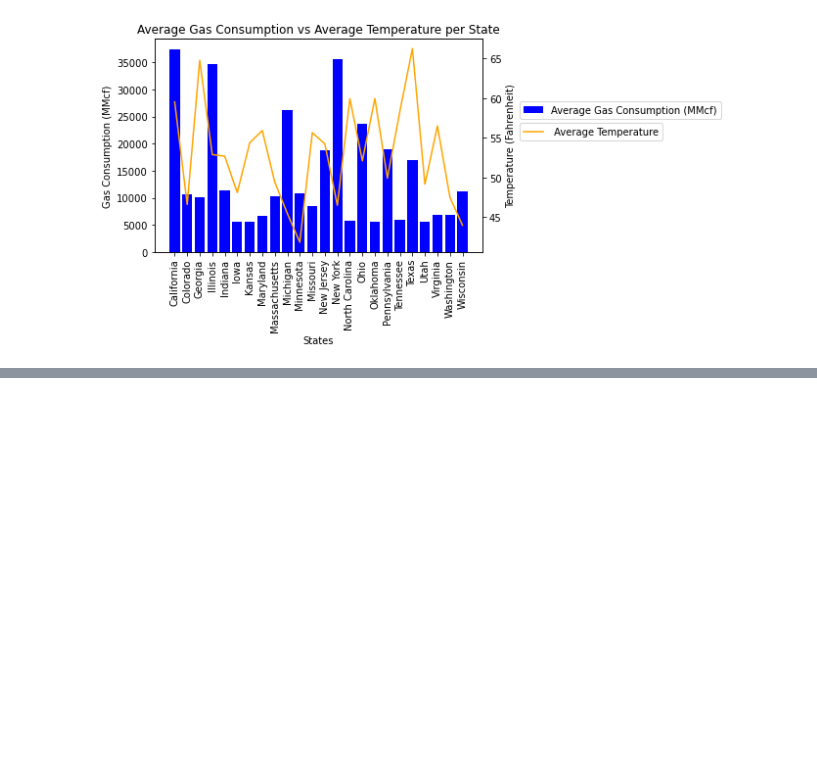
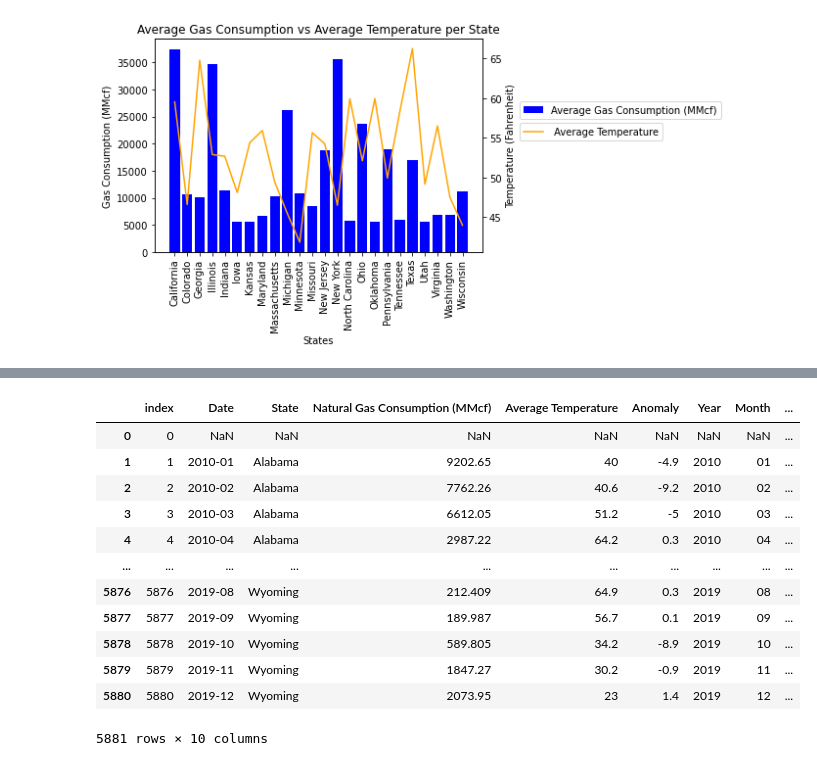
Before and after one commit to kcwf3d/databootcamp_Project_1, a Jupyter notebook: final_data_analysis.ipynb, the cells around one changed output, grey strips where cells are left out. Saved outputs shown, nothing was run; the diff lists cells and outputs as text; code cells hidden in the pictures; blank space fills up the shorter version.

```diff
--- a/final_data_analysis.ipynb
+++ b/final_data_analysis.ipynb
@@ -264,0 +477,68 @@ Text(0.5, 1.0, 'Average Gas Consumption vs Average Temperature per State')
+# %%
+# cont. JMJ needs to replace the data for the 12/2019 Average Temperature_subtract as it is finding the difference between december of one state and december of another state. This value should be zero.
+#updating all instances
+weatherfinalmerge_df.loc[120,('Temperature Difference')] = 0
+weatherfinalmerge_df.loc[240,('Temperature Difference')] = 0
+weatherfinalmerge_df.loc[360,('Temperature Difference')] = 0
+weatherfinalmerge_df.loc[480,('Temperature Difference')] = 0
+weatherfinalmerge_df.loc[600,('Temperature Difference')] = 0
+weatherfinalmerge_df.loc[720,('Temperature Difference')] = 0
+weatherfinalmerge_df.loc[840,('Temperature Difference')] = 0
+weatherfinalmerge_df.loc[960,('Temperature Difference')] = 0
+weatherfinalmerge_df.loc[1080,('Temperature Difference')] = 0
+weatherfinalmerge_df.loc[1200,('Temperature Difference')] = 0
+weatherfinalmerge_df.loc[1320,('Temperature Difference')] = 0
+weatherfinalmerge_df.loc[1440,('Temperature Difference')] = 0
+weatherfinalmerge_df.loc[1560,('Temperature Difference')] = 0
+weatherfinalmerge_df.loc[1680,('Temperature Difference')] = 0
+weatherfinalmerge_df.loc[1800,('Temperature Difference')] = 0
+weatherfinalmerge_df.loc[1920,('Temperature Difference')] = 0
+weatherfinalmerge_df.loc[2040,('Temperature Difference')] = 0
+weatherfinalmerge_df.loc[2160,('Temperature Difference')] = 0
+weatherfinalmerge_df.loc[2280,('Temperature Difference')] = 0
+weatherfinalmerge_df.loc[2400,('Temperature Difference')] = 0
+weatherfinalmerge_df.loc[2520,('Temperature Difference')] = 0
+weatherfinalmerge_df.loc[2640,('Temperature Difference')] = 0
+weatherfinalmerge_df.loc[2760,('Temperature Difference')] = 0
+weatherfinalmerge_df.loc[2880,('Temperature Difference')] = 0
+weatherfinalmerge_df.loc[3000,('Temperature Difference')] = 0
+weatherfinalmerge_df.loc[3120,('Temperature Difference')] = 0
+weatherfinalmerge_df.loc[3240,('Temperature Difference')] = 0
+weatherfinalmerge_df.loc[3360,('Temperature Difference')] = 0
+weatherfinalmerge_df.loc[3480,('Temperature Difference')] = 0
+weatherfinalmerge_df.loc[3600,('Temperature Difference')] = 0
+weatherfinalmerge_df.loc[3720,('Temperature Difference')] = 0
+weatherfinalmerge_df.loc[3840,('Temperature Difference')] = 0
+weatherfinalmerge_df.loc[3960,('Temperature Difference')] = 0
+weatherfinalmerge_df.loc[4080,('Temperature Difference')] = 0
+weatherfinalmerge_df.loc[4200,('Temperature Difference')] = 0
+weatherfinalmerge_df.loc[4320,('Temperature Difference')] = 0
+weatherfinalmerge_df.loc[4440,('Temperature Difference')] = 0
+weatherfinalmerge_df.loc[4560,('Temperature Difference')] = 0
+weatherfinalmerge_df.loc[4680,('Temperature Difference')] = 0
+weatherfinalmerge_df.loc[4800,('Temperature Difference')] = 0
+weatherfinalmerge_df.loc[4920,('Temperature Difference')] = 0
+weatherfinalmerge_df.loc[5040,('Temperature Difference')] = 0
+weatherfinalmerge_df.loc[5160,('Temperature Difference')] = 0
+weatherfinalmerge_df.loc[5280,('Temperature Difference')] = 0
+weatherfinalmerge_df.loc[5400,('Temperature Difference')] = 0
+weatherfinalmerge_df.loc[5520,('Temperature Difference')] = 0
+weatherfinalmerge_df.loc[5640,('Temperature Difference')] = 0
+weatherfinalmerge_df.loc[5760,('Temperature Difference')] = 0
+weatherfinalmerge_df.loc[5880,('Temperature Difference')] = 0
+
+weatherfinalmerge_df
+# %% [output]
+|  | index | Date | State | Natural Gas Consumption (MMcf) | Average Temperature | Anomaly | Year | Month | ... |
+| 0 | 0 | NaN | NaN | NaN | NaN | NaN | NaN | NaN | ... |
+| 1 | 1 | 2010-01 | Alabama | 9202.65 | 40 | -4.9 | 2010 | 01 | ... |
+| 2 | 2 | 2010-02 | Alabama | 7762.26 | 40.6 | -9.2 | 2010 | 02 | ... |
+| 3 | 3 | 2010-03 | Alabama | 6612.05 | 51.2 | -5 | 2010 | 03 | ... |
+| 4 | 4 | 2010-04 | Alabama | 2987.22 | 64.2 | 0.3 | 2010 | 04 | ... |
+| ... | ... | ... | ... | ... | ... | ... | ... | ... | ... |
+| 5876 | 5876 | 2019-08 | Wyoming | 212.409 | 64.9 | 0.3 | 2019 | 08 | ... |
+| 5877 | 5877 | 2019-09 | Wyoming | 189.987 | 56.7 | 0.1 | 2019 | 09 | ... |
+| 5878 | 5878 | 2019-10 | Wyoming | 589.805 | 34.2 | -8.9 | 2019 | 10 | ... |
+| 5879 | 5879 | 2019-11 | Wyoming | 1847.27 | 30.2 | -0.9 | 2019 | 11 | ... |
+| 5880 | 5880 | 2019-12 | Wyoming | 2073.95 | 23 | 1.4 | 2019 | 12 | ... |
+5881 rows × 10 columns
```
Also changed, not shown: parts of 23 cells of this notebook.
